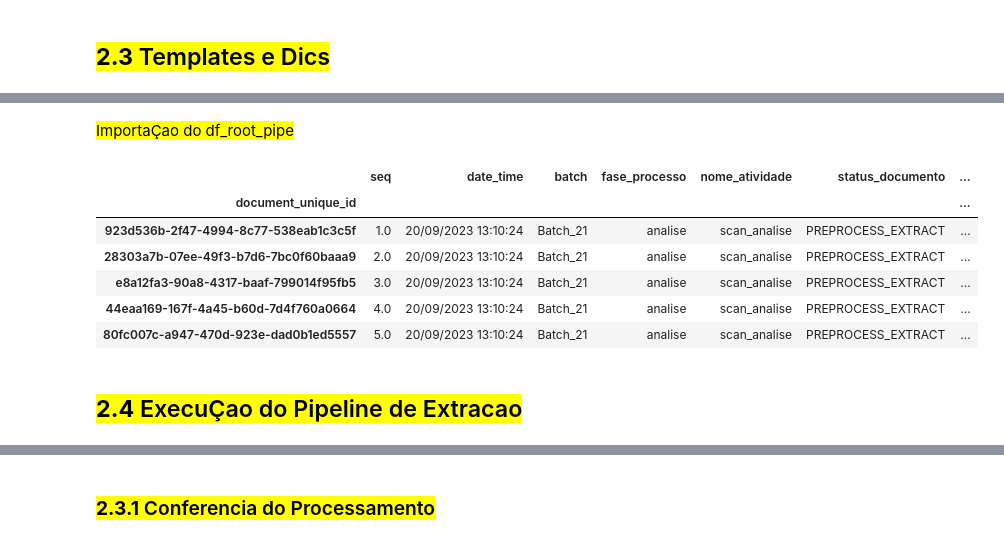
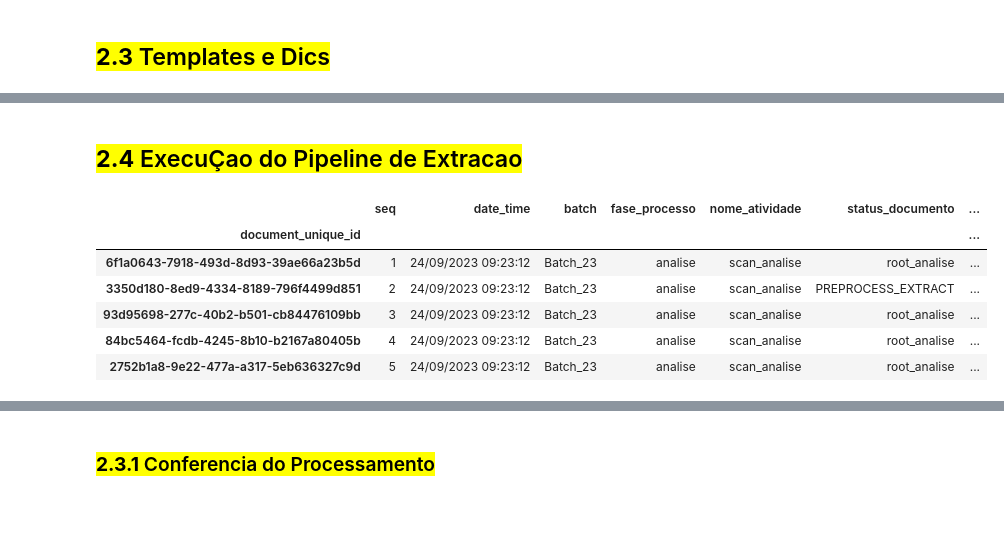
Before and after one commit to Daniel-sdn/extracaoDoc, a Jupyter notebook: 2_extracao_pipeline_v1.ipynb, the cells around one changed output, grey strips where cells are left out. Cells and saved outputs as stored; diff of their text form; code cells hidden in the pictures; blank space fills up the shorter version.

```diff
--- a/2_extracao_pipeline_v1.ipynb
+++ b/2_extracao_pipeline_v1.ipynb
@@ -64,4 +69,14 @@ import modules.nova_extracao_pdf_pesquisavel as novaextra
 # %%
+# 1. XXX Path para planilha de processamento de batches
+conf_export_plan_path = 'processamentos/processamento_batches/df_conf_export_batch.xlsx'
+
+
+
+# 2. XXX  Tratando nome de carga do df_processamento
+map_analise_path = "processamentos/mapeamento_analise"
+
+# 3. XXX  prefixo de nome do arquivo de exportaçao
+df_root_pipe_file = "df_root_"
 
 
 
@@ -118,7 +133,7 @@ poppler_path = "/home/dani-boy/miniconda3/envs/tables-detr/bin"
 locale.setlocale(locale.LC_TIME, "pt_BR.utf8")
 
 logging.basicConfig(
-    filename='processamentos/log_ocorrencias.log',
+    filename='config/log_ocorrencias.log',
     level=logging.INFO,
     format='%(asctime)s - %(levelname)s - %(message)s',
     datefmt='%d/%m/%Y %H:%M:%S'
@@ -3034,38 +2342,30 @@ frames_nf_v4_df: 2.3
-# %% [markdown]
-<mark> ImportaÇao do df_root_pipe </mark>
-# %%
-# 1 Apagar os arquivos PDF:Zone
-# apagar_zone(documentos_extracao_path)
-
-batch_name = "Batch_21" #Excepcionalmente
-# fake_parent_document_unique_id = generate_unique_id()
-
-nome_formado_json = batch_name +".json"
-
-
-# 0. XXX SE deseja importar o DF df_analise_pipe
-
-df_root_pipe_path = "processamentos/df_root_analise4.xlsx"
-
-
-#Le a planilha e cria df_documento_recebido
-df_root_pipe = pd.read_excel(df_root_pipe_path)
-
-# Ajusta o indice
-df_root_pipe.set_index('document_unique_id', inplace=True)
-
-
-df_root_pipe.head()
-# %% [output]
-|  | seq | date_time | batch | fase_processo | nome_atividade | status_documento | ... |
-| document_unique_id |  |  |  |  |  |  | ... |
-| 923d536b-2f47-4994-8c77-538eab1c3c5f | 1.0 | 20/09/2023 13:10:24 | Batch_21 | analise | scan_analise | PREPROCESS_EXTRACT | ... |
-| 28303a7b-07ee-49f3-b7d6-7bc0f60baaa9 | 2.0 | 20/09/2023 13:10:24 | Batch_21 | analise | scan_analise | PREPROCESS_EXTRACT | ... |
-| e8a12fa3-90a8-4317-baaf-799014f95fb5 | 3.0 | 20/09/2023 13:10:24 | Batch_21 | analise | scan_analise | PREPROCESS_EXTRACT | ... |
-| 44eaa169-167f-4a45-b60d-7d4f760a0664 | 4.0 | 20/09/2023 13:10:24 | Batch_21 | analise | scan_analise | PREPROCESS_EXTRACT | ... |
-| 80fc007c-a947-470d-923e-dad0b1ed5557 | 5.0 | 20/09/2023 13:10:24 | Batch_21 | analise | scan_analise | PREPROCESS_EXTRACT | ... |
 # %% [markdown]
 ## <mark> <b>2.4</b> ExecuÇao do Pipeline de Extracao </mark>
+# %%
+# 1. XXX Buscar proximo Batch caso nao esteja rodando email
+batch_name = utl.busca_proximo_batch(conf_export_plan_path)
+
+# 2. XXX Definiçao do path para salvar o arquivo
+file_path_root_pipe = os.path.join(map_analise_path, df_root_pipe_file + batch_name + ".xlsx")
+
+
+#3. XXX Ler a planilha e cria df_documento_recebido
+df_root_pipe = pd.read_excel(file_path_root_pipe)
+
+
+#4. XXX  Ajustar o indice
+df_root_pipe.set_index('document_unique_id', inplace=True)
+
+
+df_root_pipe.head(5)
+# %% [output]
+|  | seq | date_time | batch | fase_processo | nome_atividade | status_documento | ... |
+| document_unique_id |  |  |  |  |  |  | ... |
+| 6f1a0643-7918-493d-8d93-39ae66a23b5d | 1 | 24/09/2023 09:23:12 | Batch_23 | analise | scan_analise | root_analise | ... |
+| 3350d180-8ed9-4334-8189-796f4499d851 | 2 | 24/09/2023 09:23:12 | Batch_23 | analise | scan_analise | PREPROCESS_EXTRACT | ... |
+| 93d95698-277c-40b2-b501-cb84476109bb | 3 | 24/09/2023 09:23:12 | Batch_23 | analise | scan_analise | root_analise | ... |
+| 84bc5464-fcdb-4245-8b10-b2167a80405b | 4 | 24/09/2023 09:23:12 | Batch_23 | analise | scan_analise | root_analise | ... |
+| 2752b1a8-9e22-477a-a317-5eb636327c9d | 5 | 24/09/2023 09:23:12 | Batch_23 | analise | scan_analise | root_analise | ... |
 # %%
 # Esta e o principio da melhor funcao do mundo
 def extracao_pipeline(qualquer_df, fase, atividade, status, debug=False, prestador=True, tomador=True, servicos=True, total=True, cnae=True, valores_impostos=True, complementares=True, outras_informacoes=True, observacoes=True):
```
Also changed, not shown: parts of 86 cells of this notebook, 42 other files.
